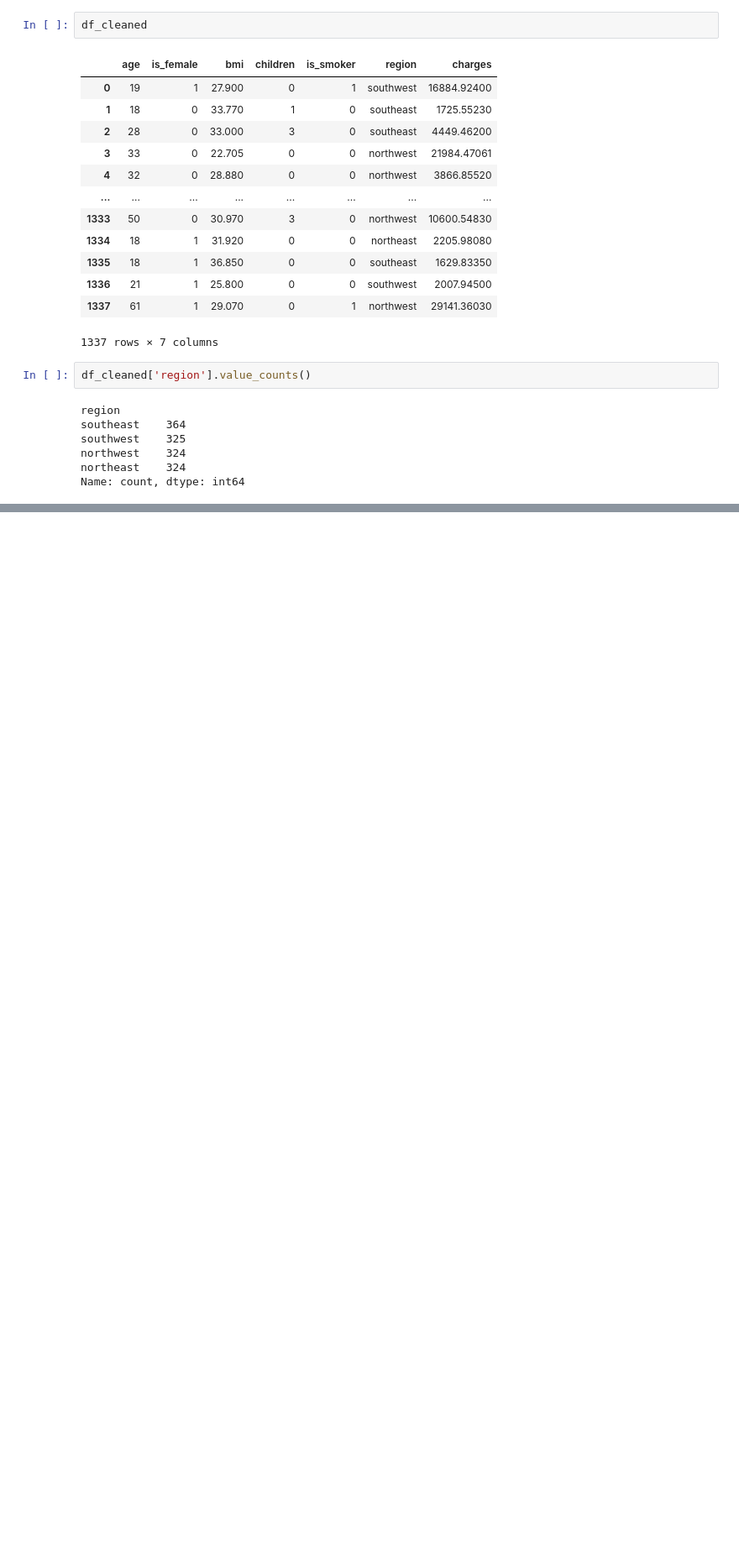
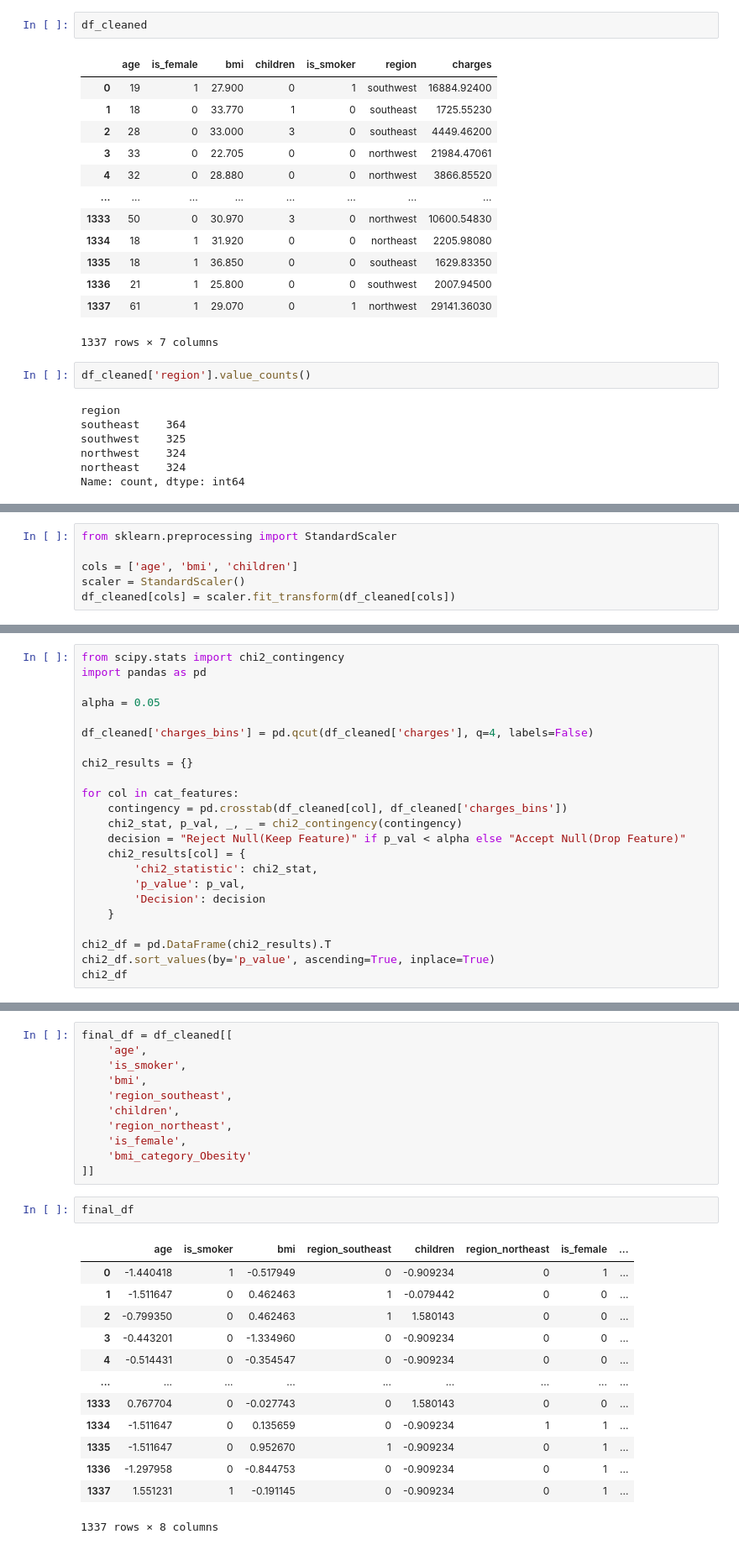
Before and after one commit to AvinashMarkad/Machine-Learning, a Jupyter notebook: Part I Supervised Learning/Insurance.ipynb, the cells around one changed output, grey strips where cells are left out. Shown: that part at 84% size. Drawn from its saved outputs; the diff is of its cells as text; blank space fills up the shorter version.

```diff
--- a/Part I Supervised Learning/Insurance.ipynb
+++ b/Part I Supervised Learning/Insurance.ipynb
@@ -292,0 +338,6 @@ df_cleaned
+# %%
+from sklearn.preprocessing import StandardScaler
+
+cols = ['age', 'bmi', 'children']
+scaler = StandardScaler()
+df_cleaned[cols] = scaler.fit_transform(df_cleaned[cols])
@@ -292,0 +401,23 @@ df_cleaned
+# %%
+from scipy.stats import chi2_contingency
+import pandas as pd
+
+alpha = 0.05
+
+df_cleaned['charges_bins'] = pd.qcut(df_cleaned['charges'], q=4, labels=False)
+
+chi2_results = {}
+
+for col in cat_features:
+    contingency = pd.crosstab(df_cleaned[col], df_cleaned['charges_bins'])
+    chi2_stat, p_val, _, _ = chi2_contingency(contingency)
+    decision = "Reject Null(Keep Feature)" if p_val < alpha else "Accept Null(Drop Feature)"
+    chi2_results[col] = {
+        'chi2_statistic': chi2_stat,
+        'p_value': p_val,
+        'Decision': decision
+    }
+
+chi2_df = pd.DataFrame(chi2_results).T
+chi2_df.sort_values(by='p_value', ascending=True, inplace=True)
+chi2_df
@@ -292,0 +436,27 @@ df_cleaned
+# %%
+final_df = df_cleaned[[
+    'age',
+    'is_smoker',
+    'bmi',
+    'region_southeast',
+    'children',
+    'region_northeast',
+    'is_female',
+    'bmi_category_Obesity'
+]]
+# %%
+final_df
+# %% [output]
+|  | age | is_smoker | bmi | region_southeast | children | region_northeast | is_female | ... |
+| 0 | -1.440418 | 1 | -0.517949 | 0 | -0.909234 | 0 | 1 | ... |
+| 1 | -1.511647 | 0 | 0.462463 | 1 | -0.079442 | 0 | 0 | ... |
+| 2 | -0.799350 | 0 | 0.462463 | 1 | 1.580143 | 0 | 0 | ... |
+| 3 | -0.443201 | 0 | -1.334960 | 0 | -0.909234 | 0 | 0 | ... |
+| 4 | -0.514431 | 0 | -0.354547 | 0 | -0.909234 | 0 | 0 | ... |
+| ... | ... | ... | ... | ... | ... | ... | ... | ... |
+| 1333 | 0.767704 | 0 | -0.027743 | 0 | 1.580143 | 0 | 0 | ... |
+| 1334 | -1.511647 | 0 | 0.135659 | 0 | -0.909234 | 1 | 1 | ... |
+| 1335 | -1.511647 | 0 | 0.952670 | 1 | -0.909234 | 0 | 1 | ... |
+| 1336 | -1.297958 | 0 | -0.844753 | 0 | -0.909234 | 0 | 1 | ... |
+| 1337 | 1.551231 | 1 | -0.191145 | 0 | -0.909234 | 0 | 1 | ... |
+1337 rows × 8 columns
```
Also changed, not shown: parts of 14 cells of this notebook.
